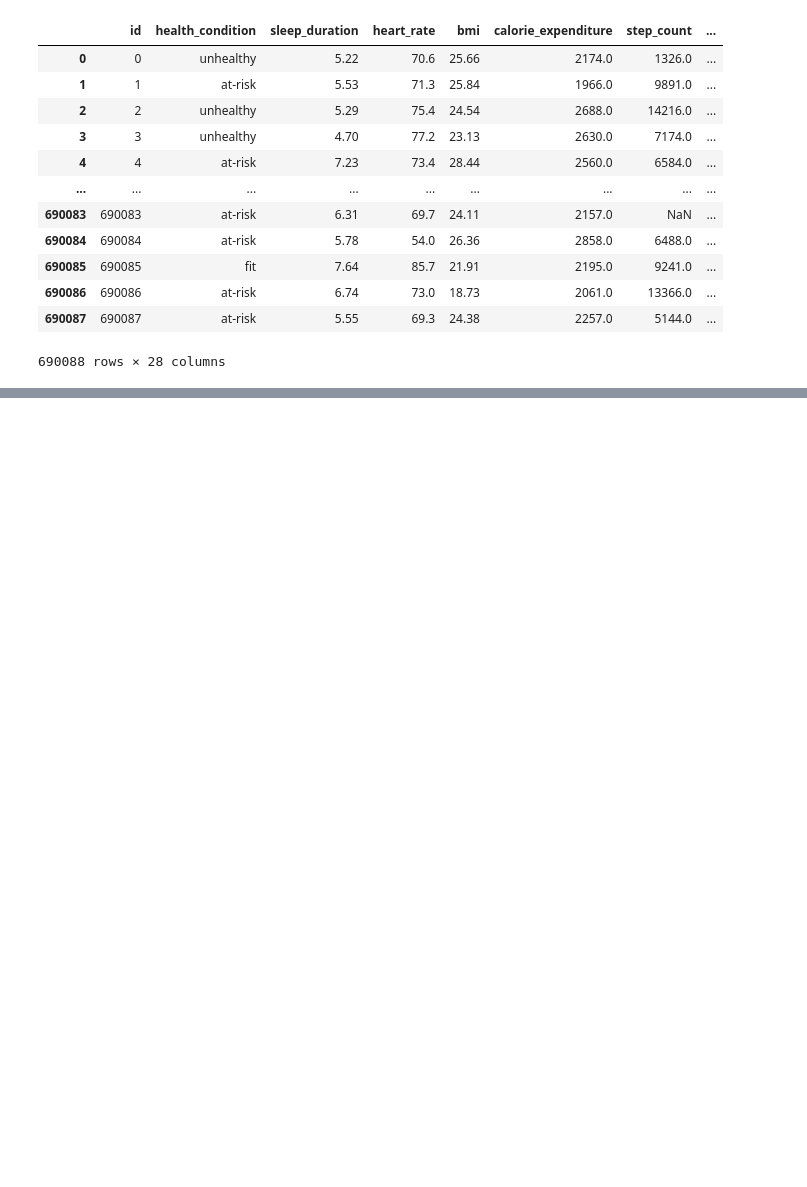
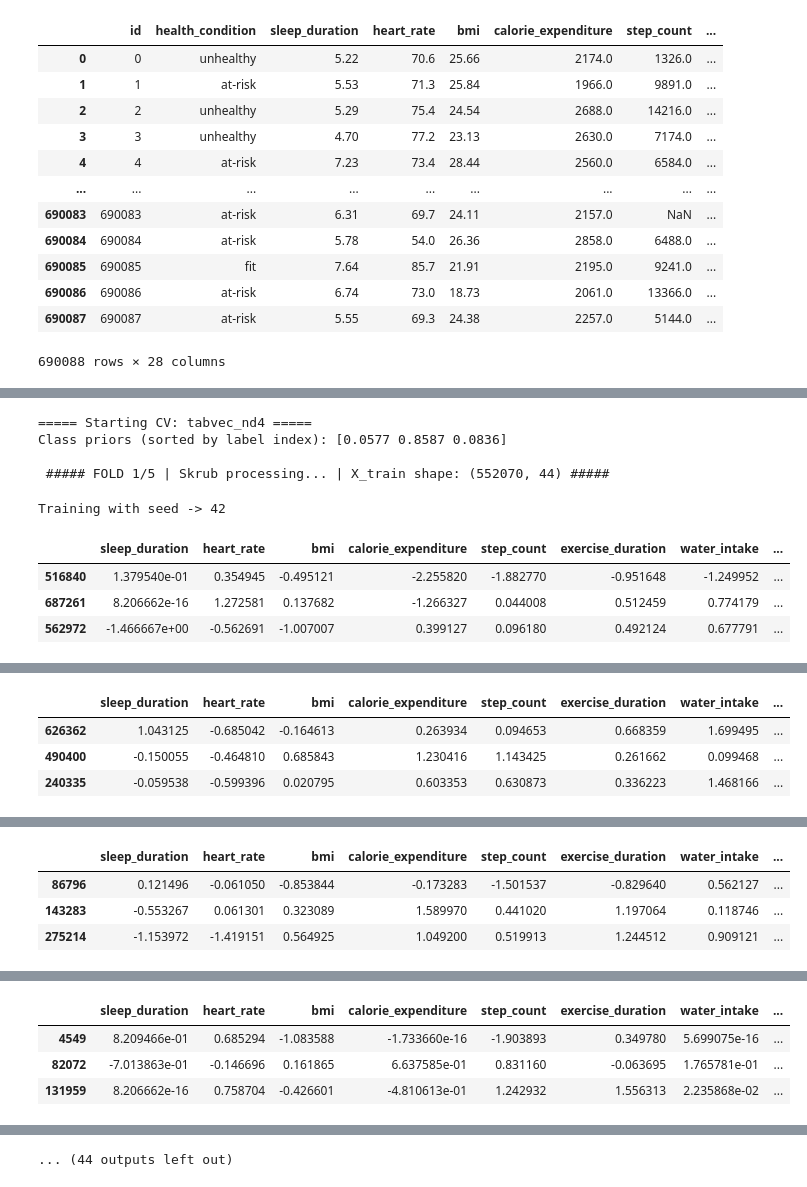
Before and after one commit to coded-sly/ps6e7-Student-Health, a Jupyter notebook: ps6e7-tabnet-student-health.ipynb, the cells around one changed output, grey strips where cells are left out. Saved outputs shown, nothing was run; the diff lists cells and outputs as text; code cells hidden in the pictures; blank space fills up the shorter version.

Commit message:
Kaggle Notebook | ps6e7 | TabNet | Student ❤️‍🩹 Health | vec_ND4_indicator_multi_seeds_5

```diff
--- a/ps6e7-tabnet-student-health.ipynb
+++ b/ps6e7-tabnet-student-health.ipynb
@@ -228,6 +228,10 @@ def get_sample_weights(y, y_true):
 def balanced_acc(y_true, y_proba):
     pred_labels = np.argmax(y_proba, axis=1)
     return balanced_accuracy_score(y_true, pred_labels)
+
+def multi_class_brier(y_true, y_proba, classes):
+    y_onehot = label_binarize(y_true, classes=classes)
+    return float(np.mean(np.sum((y_onehot - y_proba) ** 2, axis=1)))
 
 def t_enc_multi(X_tr, X_va, X_ts, y_tr, cols, drop=False):
     X_tr_1 = X_tr.copy()
@@ -839,14 +855,2 @@ Total Features: 26
 # %% [markdown]
 # ML TRAINING
-# %%
-combined = pd.concat([train[FEATURES], test[FEATURES]])
-new_features = combined.columns.tolist()
-categorical_dims = { col: combined[col].nunique() for col in CATS+INDI_COLS }
-
-cat_in_features = [ f for f in CATS+INDI_COLS if f in new_features ]
-cat_idxs = [ new_features.index(f) for f in cat_in_features ]
-cat_dims = [ categorical_dims[f] for f in new_features if f in cat_in_features ]
-
-print(cat_idxs, cat_dims)
-
-del combined
@@ -1376,0 +1305,51 @@ epoch 11 | loss: 0.18377 | val_0_balanced_accuracy: 0.94402 |  0:04:24s
+# %%
+vec_params = {
+    'n_d': 2, # 6
+    'n_a': 2, # 6
+    # 'n_steps': 3,
+    # 'gamma': 1.3,
+    # 'n_independent': 2,
+    # 'n_shared': 2,
+    # 'epsilon': 1e-15,
+    # 'lambda_sparse': 1e-3,
+    # 'cat_emb_dim': 2,
+    # 'mask_type': 'sparsemax',
+    'optimizer_fn': torch.optim.Adam,
+    'optimizer_params': {'lr': 0.01, 'weight_decay': 0.0},
+    # 'scheduler_fn': torch.optim.lr_scheduler.StepLR,
+    # 'scheduler_params': {'step_size': 20, 'gamma': 0.9},
+    'verbose': 1,
+    'seed': CFG['SEED'],
+}
+
+# n = 'tabvec'
+## ----------------------------------------------
+for VALUE in [4]: # , 6, 8
+    vec_params['n_d'] = VALUE
+    vec_params['n_a'] = VALUE
+    n = f"tabvec_nd{str(VALUE)}"
+    all_predictions[n] = Trainer_CV(
+        model_name=n,
+        params=vec_params,
+        train_df=train_data,
+        test_df=test,
+        features=FEATURES,
+        target=TARGET,
+        kfold=skf,
+        metrics=['balanced_accuracy'],
+        process_skrub=True,
+        cat_cols=CATS+INDI_COLS,
+        num_cols=NUMS,
+        multi_seeds=MULTI_SEEDS,
+        show_df=True,
+    )
+# %% [output]
+===== Starting CV: tabvec_nd4 =====
+Class priors (sorted by label index): [0.0577 0.8587 0.0836]
+
+ ##### FOLD 1/5 | Skrub processing... | X_train shape: (552070, 44) #####
+Training with seed -> 42
+|  | sleep_duration | heart_rate | bmi | calorie_expenditure | step_count | exercise_duration | water_intake | ... |
+| 516840 | 1.379540e-01 | 0.354945 | -0.495121 | -2.255820 | -1.882770 | -0.951648 | -1.249952 | ... |
+| 687261 | 8.206662e-16 | 1.272581 | 0.137682 | -1.266327 | 0.044008 | 0.512459 | 0.774179 | ... |
+| 562972 | -1.466667e+00 | -0.562691 | -1.007007 | 0.399127 | 0.096180 | 0.492124 | 0.677791 | ... |
@@ -1376,0 +1373,4 @@ epoch 11 | loss: 0.18377 | val_0_balanced_accuracy: 0.94402 |  0:04:24s
+|  | sleep_duration | heart_rate | bmi | calorie_expenditure | step_count | exercise_duration | water_intake | ... |
+| 626362 | 1.043125 | -0.685042 | -0.164613 | 0.263934 | 0.094653 | 0.668359 | 1.699495 | ... |
+| 490400 | -0.150055 | -0.464810 | 0.685843 | 1.230416 | 1.143425 | 0.261662 | 0.099468 | ... |
+| 240335 | -0.059538 | -0.599396 | 0.020795 | 0.603353 | 0.630873 | 0.336223 | 1.468166 | ... |
@@ -1376,0 +1394,4 @@ epoch 11 | loss: 0.18377 | val_0_balanced_accuracy: 0.94402 |  0:04:24s
+|  | sleep_duration | heart_rate | bmi | calorie_expenditure | step_count | exercise_duration | water_intake | ... |
+| 86796 | 0.121496 | -0.061050 | -0.853844 | -0.173283 | -1.501537 | -0.829640 | 0.562127 | ... |
+| 143283 | -0.553267 | 0.061301 | 0.323089 | 1.589970 | 0.441020 | 1.197064 | 0.118746 | ... |
+| 275214 | -1.153972 | -1.419151 | 0.564925 | 1.049200 | 0.519913 | 1.244512 | 0.909121 | ... |
@@ -1376,0 +1415,4 @@ epoch 11 | loss: 0.18377 | val_0_balanced_accuracy: 0.94402 |  0:04:24s
+|  | sleep_duration | heart_rate | bmi | calorie_expenditure | step_count | exercise_duration | water_intake | ... |
+| 4549 | 8.209466e-01 | 0.685294 | -1.083588 | -1.733660e-16 | -1.903893 | 0.349780 | 5.699075e-16 | ... |
+| 82072 | -7.013863e-01 | -0.146696 | 0.161865 | 6.637585e-01 | 0.831160 | -0.063695 | 1.765781e-01 | ... |
+| 131959 | 8.206662e-16 | 0.758704 | -0.426601 | -4.810613e-01 | 1.242932 | 1.556313 | 2.235868e-02 | ... |
@@ -1376,0 +1457 @@ epoch 11 | loss: 0.18377 | val_0_balanced_accuracy: 0.94402 |  0:04:24s
+... (44 outputs left out)
```
Also changed, not shown: parts of 19 cells of this notebook.
